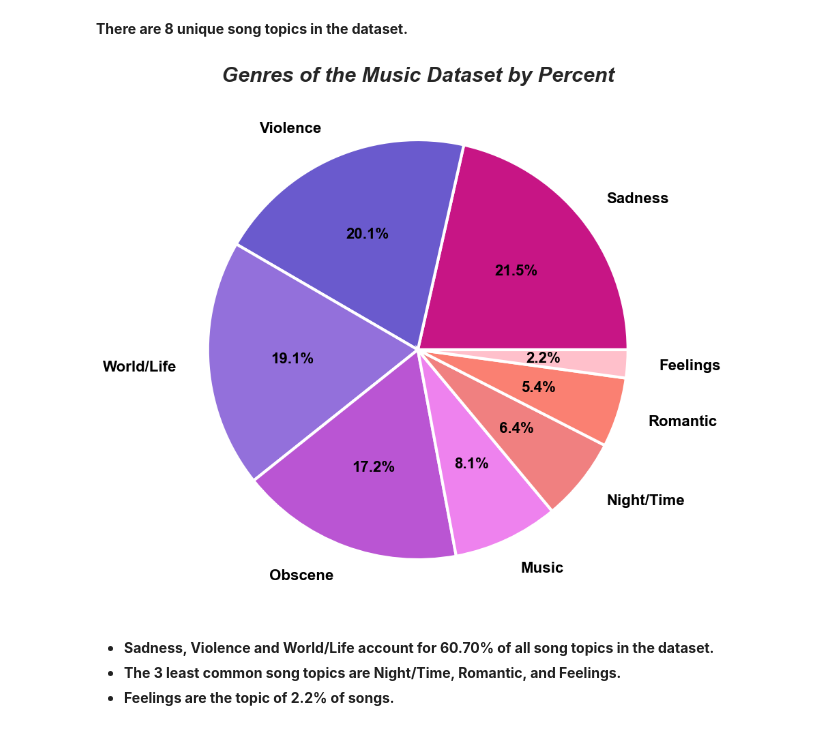
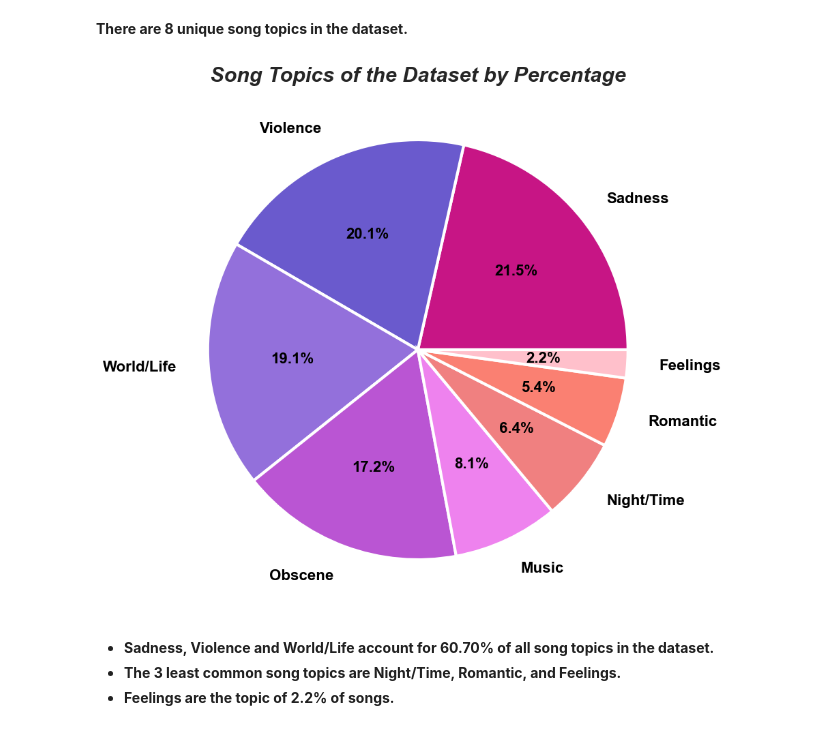
Before and after one commit to thetechleila/Music-Recommendation-Algorithm, a Jupyter notebook: EDA_music.ipynb, the cells around one changed output. Cells and saved outputs as stored; diff of their text form; code cells hidden in the pictures.

```diff
--- a/EDA_music.ipynb
+++ b/EDA_music.ipynb
@@ -565,24 +565,24 @@ Name: count, dtype: int64
 # %%
 # Create a pieplot to visualize topics by proportion
 
 topic_df = df["topic"].value_counts().to_frame()
 
 x_topics = ["Sadness", "Violence", "World/Life", "Obscene", "Music", "Night/Time",
             "Romantic", "Feelings"]
 y_topcounts = [6094, 5707, 5419, 4881, 2303, 1823, 1523, 612]
 
 pie_colors = ["mediumvioletred", "slateblue", "mediumpurple", "mediumorchid",
               "violet", "lightcoral", "salmon", "pink"]
 
 
 plt.figure(figsize=(10, 10))
 plt.pie(y_topcounts, labels=x_topics, labeldistance=1.15, colors=pie_colors, autopct='%1.1f%%',
         wedgeprops = { 'linewidth' : 3, 'edgecolor' : 'white' },
         textprops={'fontsize': 16, 'weight' : 'bold', 'color': 'black'})
-plt.title("Genres of the Music Dataset by Percent", fontsize=22, weight='bold', style='italic')
+plt.title("Song Topics of the Dataset by Percentage", fontsize=22, weight='bold', style='italic')
 plt.show()
 # %% [output]
-[figure, old version]
+[figure, new version]
 # %% [markdown]
 * **Sadness, Violence and World/Life account for 60.70% of all song topics in the dataset.**
 * **The 3 least common song topics are Night/Time, Romantic, and Feelings.**
```
Also changed, not shown: 2 other files.
